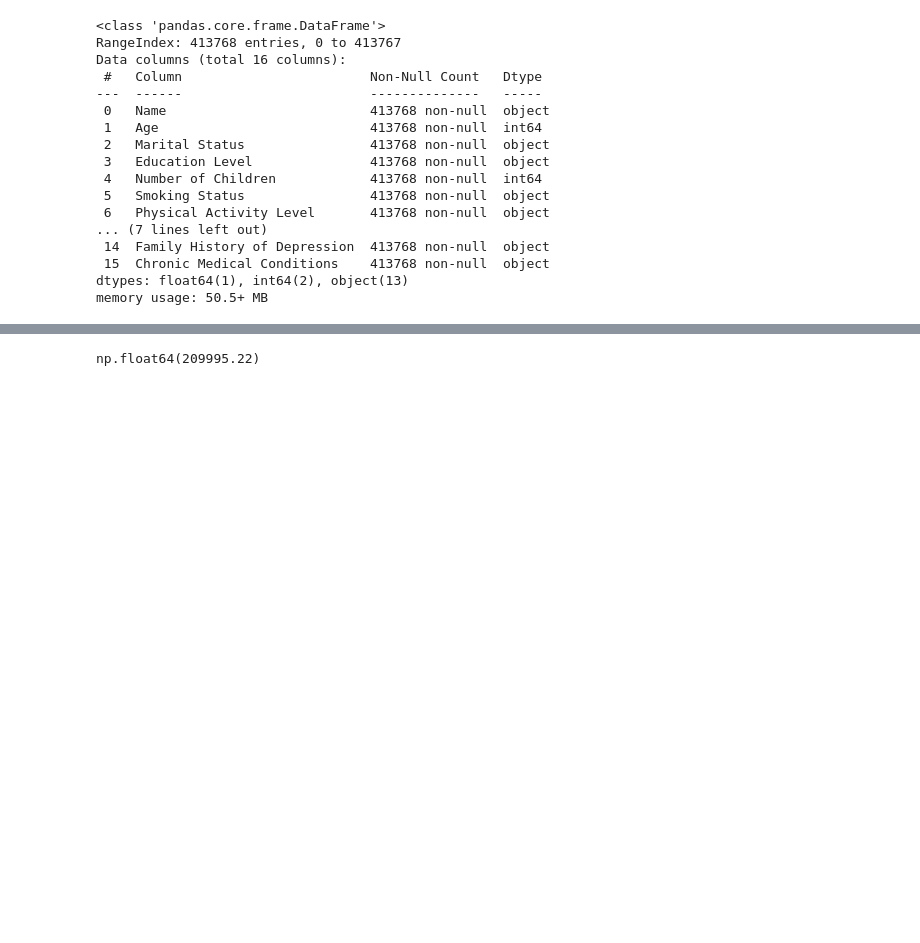
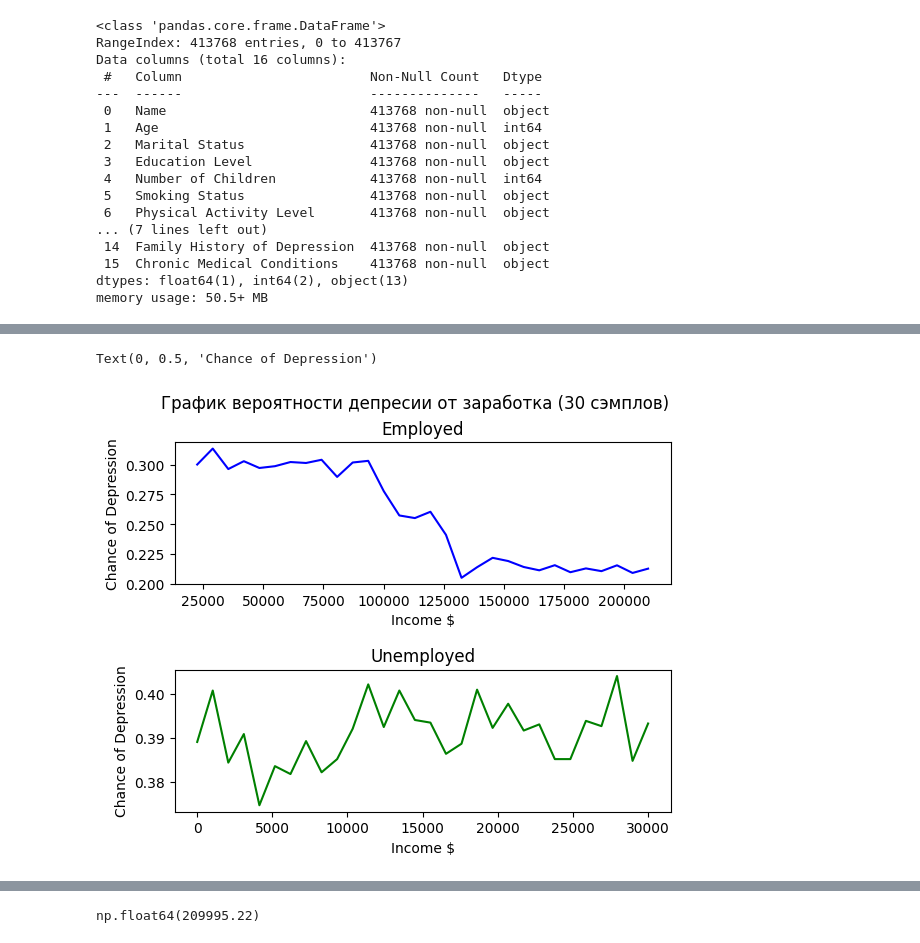
Before and after one commit to NikoSolov/DepressionResearch, a Jupyter notebook: source/notebooks/Example 1.ipynb, the cells around one changed output, grey strips where cells are left out. Cells and saved outputs as stored; diff of their text form; code cells hidden in the pictures; blank space fills up the shorter version.

```diff
--- a/source/notebooks/Example 1.ipynb
+++ b/source/notebooks/Example 1.ipynb
@@ -54,0 +234,39 @@ memory usage: 50.5+ MB
+# %%
+samples = 30
+emp_delta = emp_X.shape[0]//samples
+unemp_delta = unemp_X.shape[0]//samples
+emp_illness_data = []
+unemp_illness_data = []
+for i in tqdm(range(samples)):
+    unemp_cols = unemp_c_type[i*unemp_delta:(i+1)*unemp_delta]
+    unemp_illness_data.append(
+        np.round(unemp_cols.sum()/unemp_cols.shape[0], decimals=4)
+    )
+    emp_cols = emp_c_type[i*emp_delta:(i+1)*emp_delta]
+    emp_illness_data.append(
+        np.round(emp_cols.sum()/emp_cols.shape[0], decimals=4)
+    )
+
+emp_ill_X = np.linspace(emp_Y.min(), emp_Y.max(), samples)
+emp_ill_Y = emp_illness_data
+unemp_ill_X = np.linspace(unemp_Y.min(), unemp_Y.max(), samples)
+unemp_ill_Y = unemp_illness_data
+
+
+fig, ax = plt.subplots(2,1)
+plt.subplots_adjust(hspace=0.6)
+plt.suptitle(f"График вероятности депресии от заработка ({samples} сэмплов)")
+
+ax[0].set_title("Employed")
+ax[0].plot(emp_ill_X, emp_ill_Y, c='b')
+ax[0].set_xlabel("Income $")
+ax[0].set_ylabel("Chance of Depression")
+
+
+ax[1].set_title("Unemployed")
+ax[1].plot(unemp_ill_X, unemp_ill_Y, c='g')
+ax[1].set_xlabel("Income $")
+ax[1].set_ylabel("Chance of Depression")
+# %% [output]
+Text(0, 0.5, 'Chance of Depression')
+[figure, added]
```
Also changed, not shown: parts of 33 cells of this notebook, 4 other files.
